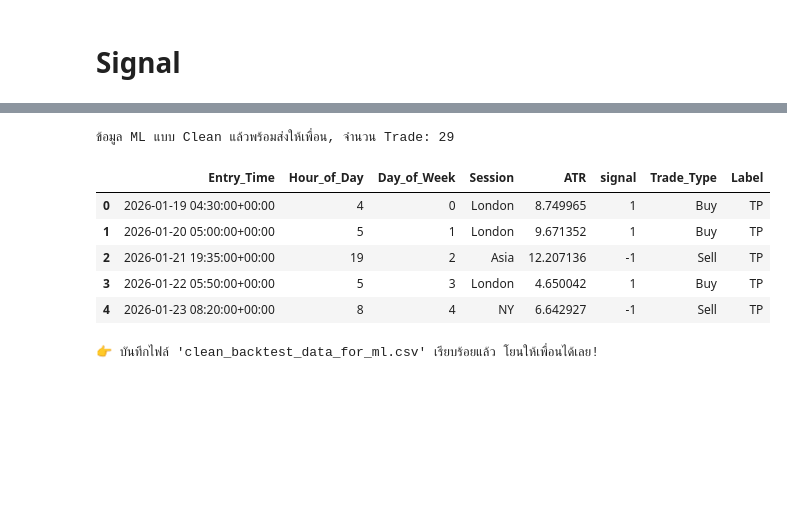
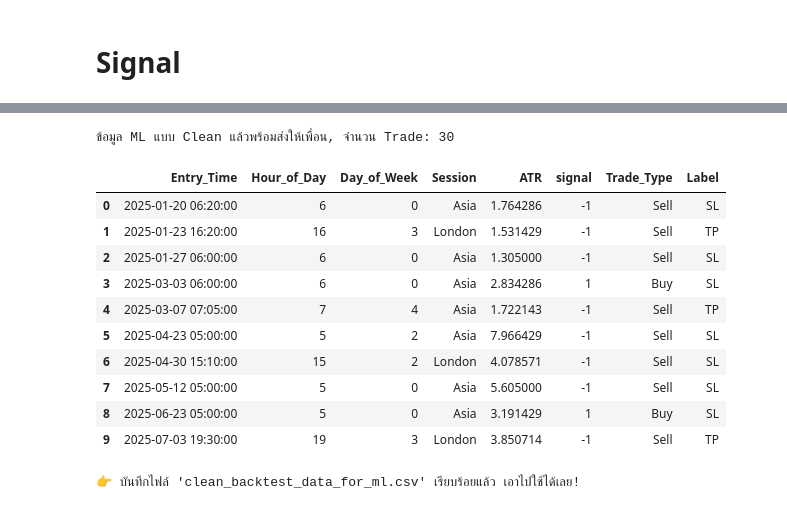
Before and after one commit to Kawiniee/breakout-strategy-xauusd, a Jupyter notebook: Breakout_Strategy_XAUUSD.ipynb, the cells around one changed output, grey strips where cells are left out. Saved outputs shown, nothing was run; the diff lists cells and outputs as text; code cells hidden in the pictures; blank space fills up the shorter version.

```diff
--- a/Breakout_Strategy_XAUUSD.ipynb
+++ b/Breakout_Strategy_XAUUSD.ipynb
@@ -67,8 +80,8 @@ for i in range(lookback, len(data)):
     close = data["Close"].iloc[i]
     atr = data["ATR"].iloc[i]
 
-    upper = data["HH"].iloc[i-1] + atr * 2
-    lower = data["LL"].iloc[i-1] - atr * 2
+    upper = data["HH"].iloc[i-1] + atr * 3
+    lower = data["LL"].iloc[i-1] - atr * 3
 
     if close > upper:
         data.iloc[i, data.columns.get_loc("signal")] = 1
@@ -177,7 +190,7 @@ results_df.sort_values("balance",ascending=False).head(10)
 
 balance = 50
 initial_balance = balance
-risk_per_trade = 0.2
+risk_per_trade = 0.1
 
 equity = []
 trades = []
@@ -299,11 +335,9 @@ for i in range(len(data)):
         result = None
 
         for j in range(i+1, min(i+30, len(data))):
-
             if data["Low"].iloc[j] <= sl:
                 result = -1
                 break
-
             if data["High"].iloc[j] >= tp:
                 result = 1
                 break
@@ -316,15 +350,15 @@ for i in range(len(data)):
             entry_time = data.index[i]
             hour = entry_time.hour
 
-            # จัดกลุ่ม Session คร่าวๆ อิงตามเวลา New York (ยึดตาม Timezone ของ yfinance/GC=F)
-            if 8 <= hour < 16:
+            # จัดกลุ่ม Session โดยอิงตามเวลาไทย (UTC+7)
+            if 14 <= hour < 20:            # บ่าย 2 ถึงเกือบๆ 2 ทุ่ม
+                session = 'London'
+            elif hour >= 20 or hour < 4:   # 2 ทุ่ม ยาวไปถึงก่อนตี 4
                 session = 'NY'
-            elif 3 <= hour < 8:
-                session = 'London'
-            else:
+            else:                          # ตี 4 ถึงก่อนบ่าย 2
                 session = 'Asia'
 
-            # บันทึกเฉพาะสิ่งที่สำคัญจริงๆ (ตัด OHLC และตัวแปรดิบทิ้ง)
+            # บันทึกเฉพาะสิ่งที่สำคัญจริงๆ
             ml_data = {
                 'Entry_Time': entry_time,
                 'Hour_of_Day': hour,
@@ -336,7 +370,6 @@ for i in range(len(data)):
                 'Label': 'TP' if result == 1 else 'SL'
             }
             trade_records.append(ml_data)
-            # --------------------------------------------------------
 
     elif data["signal"].iloc[i] == -1:
 
@@ -349,11 +382,9 @@ for i in range(len(data)):
         result = None
 
         for j in range(i+1, min(i+30, len(data))):
-
             if data["High"].iloc[j] >= sl:
                 result = -1
                 break
-
             if data["Low"].iloc[j] <= tp:
                 result = 1
                 break
@@ -366,52 +397,54 @@ for i in range(len(data)):
             entry_time = data.index[i]
             hour = entry_time.hour
 
-            # จัดกลุ่ม Session คร่าวๆ
-            if 8 <= hour < 16:
+            # จัดกลุ่ม Session โดยอิงตามเวลาไทย (UTC+7)
+            if 14 <= hour < 20:
+                session = 'London'
+            elif hour >= 20 or hour < 4:
                 session = 'NY'
-            elif 3 <= hour < 8:
-                session = 'London'
             else:
                 session = 'Asia'
 
-            # บันทึกเฉพาะสิ่งที่สำคัญจริงๆ
             ml_data = {
                 'Entry_Time': entry_time,
                 'Hour_of_Day': hour,
                 'Day_of_Week': entry_time.dayofweek,
                 'Session': session,
                 'ATR': atr,
                 'signal': -1,             # ขาย (Sell)
                 'Trade_Type': 'Sell',
                 'Label': 'TP' if result == 1 else 'SL'
             }
             trade_records.append(ml_data)
-            # --------------------------------------------------------
 
     equity.append(balance)
 
 
 # ==============================
-# สร้าง DataFrame พิเศษสำหรับส่งให้เพื่อนทำตาราง ML โมเดล
+# สร้าง DataFrame พิเศษสำหรับส่งให้เพื่อนทำ ML
 # ==============================
 df_ml = pd.DataFrame(trade_records)
 
-# ตรวจสอบหน้าตาข้อมูล
 print("ข้อมูล ML แบบ Clean แล้วพร้อมส่งให้เพื่อน, จำนวน Trade:", df_ml.shape[0])
-display(df_ml.head())
+display(df_ml.head(10))
 
 # บันทึกเป็นไฟล์ CSV
 df_ml.to_csv("clean_backtest_data_for_ml.csv", index=False)
-print("👉 บันทึกไฟล์ 'clean_backtest_data_for_ml.csv' เรียบร้อยแล้ว โยนให้เพื่อนได้เลย!")
+print("👉 บันทึกไฟล์ 'clean_backtest_data_for_ml.csv' เรียบร้อยแล้ว เอาไปใช้ได้เลย!")
 # %% [output]
-ข้อมูล ML แบบ Clean แล้วพร้อมส่งให้เพื่อน, จำนวน Trade: 29
+ข้อมูล ML แบบ Clean แล้วพร้อมส่งให้เพื่อน, จำนวน Trade: 30
 |  | Entry_Time | Hour_of_Day | Day_of_Week | Session | ATR | signal | Trade_Type | Label |
-| 0 | 2026-01-19 04:30:00+00:00 | 4 | 0 | London | 8.749965 | 1 | Buy | TP |
-| 1 | 2026-01-20 05:00:00+00:00 | 5 | 1 | London | 9.671352 | 1 | Buy | TP |
-| 2 | 2026-01-21 19:35:00+00:00 | 19 | 2 | Asia | 12.207136 | -1 | Sell | TP |
-| 3 | 2026-01-22 05:50:00+00:00 | 5 | 3 | London | 4.650042 | 1 | Buy | TP |
-| 4 | 2026-01-23 08:20:00+00:00 | 8 | 4 | NY | 6.642927 | -1 | Sell | TP |
+| 0 | 2025-01-20 06:20:00 | 6 | 0 | Asia | 1.764286 | -1 | Sell | SL |
+| 1 | 2025-01-23 16:20:00 | 16 | 3 | London | 1.531429 | -1 | Sell | TP |
+| 2 | 2025-01-27 06:00:00 | 6 | 0 | Asia | 1.305000 | -1 | Sell | SL |
+| 3 | 2025-03-03 06:00:00 | 6 | 0 | Asia | 2.834286 | 1 | Buy | SL |
+| 4 | 2025-03-07 07:05:00 | 7 | 4 | Asia | 1.722143 | -1 | Sell | TP |
+| 5 | 2025-04-23 05:00:00 | 5 | 2 | Asia | 7.966429 | -1 | Sell | SL |
+| 6 | 2025-04-30 15:10:00 | 15 | 2 | London | 4.078571 | -1 | Sell | SL |
+| 7 | 2025-05-12 05:00:00 | 5 | 0 | Asia | 5.605000 | -1 | Sell | SL |
+| 8 | 2025-06-23 05:00:00 | 5 | 0 | Asia | 3.191429 | 1 | Buy | SL |
+| 9 | 2025-07-03 19:30:00 | 19 | 3 | London | 3.850714 | -1 | Sell | TP |
-👉 บันทึกไฟล์ 'clean_backtest_data_for_ml.csv' เรียบร้อยแล้ว โยนให้เพื่อนได้เลย!
+👉 บันทึกไฟล์ 'clean_backtest_data_for_ml.csv' เรียบร้อยแล้ว เอาไปใช้ได้เลย!
 # %%
 # ==============================
 # สร้าง ML: Decision Tree เพื่อคัดกรองไม้เข้า
```
Also changed, not shown: parts of 6 cells of this notebook.
